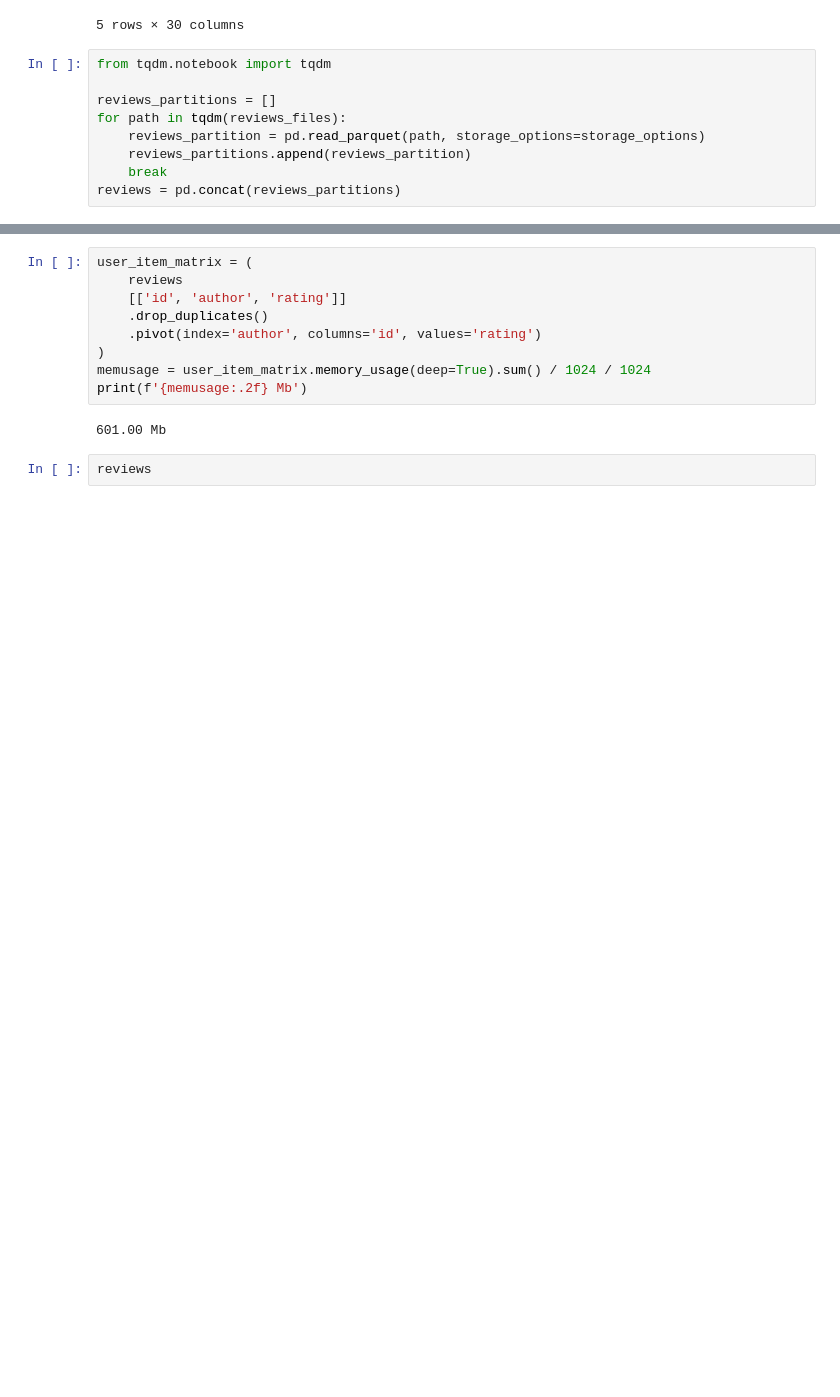
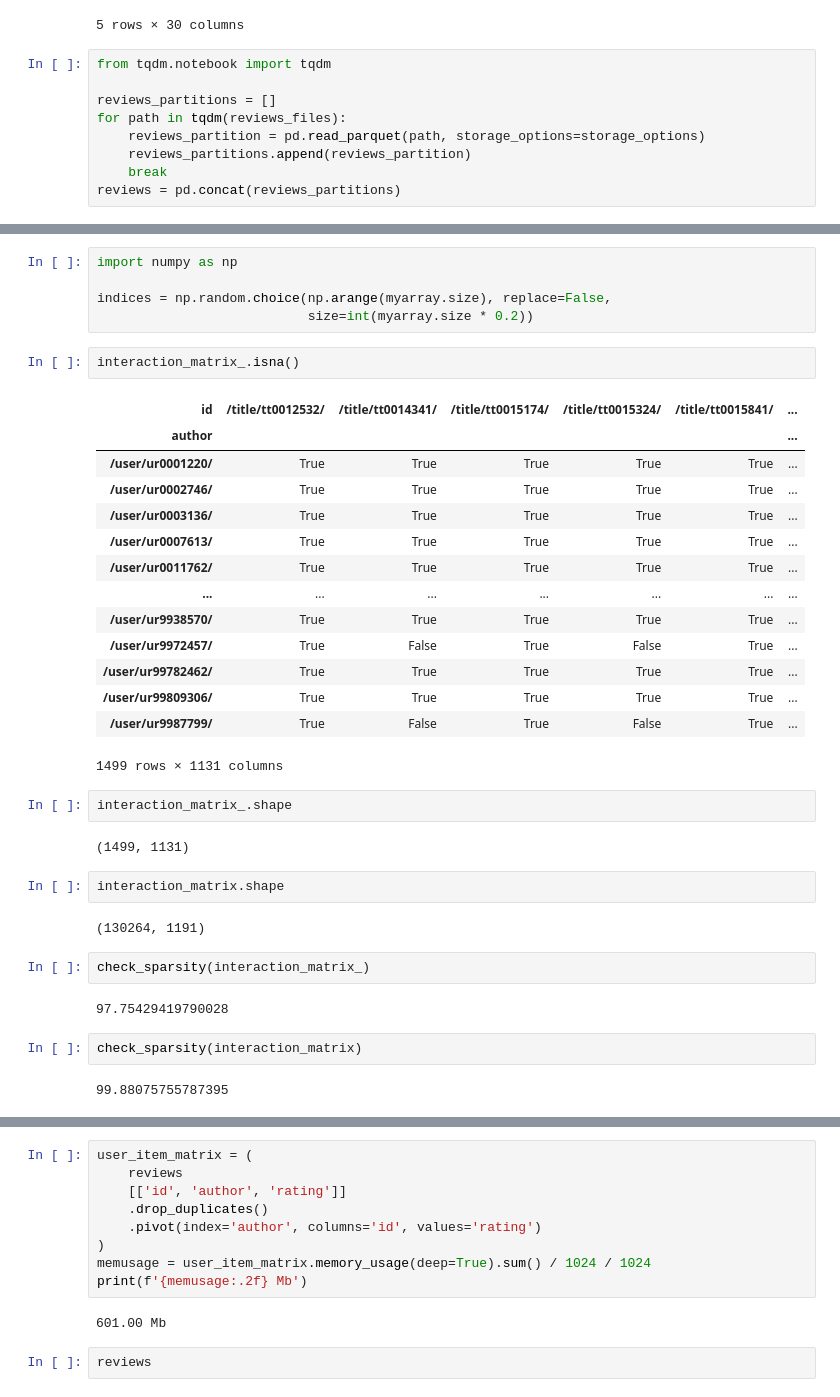
Before and after one commit to ilyamil/movie_recommender_system, a Jupyter notebook: notebooks/modeling.ipynb, the cells around one changed output, grey strips where cells are left out. Drawn from its saved outputs; the diff is of its cells as text; blank space fills up the shorter version.

```diff
--- a/notebooks/modeling.ipynb
+++ b/notebooks/modeling.ipynb
@@ -54,0 +294,38 @@ reviews = pd.concat(reviews_partitions)
+# %%
+import numpy as np
+
+indices = np.random.choice(np.arange(myarray.size), replace=False,
+                           size=int(myarray.size * 0.2))
+# %%
+interaction_matrix_.isna()
+# %% [output]
+| id | /title/tt0012532/ | /title/tt0014341/ | /title/tt0015174/ | /title/tt0015324/ | /title/tt0015841/ | ... |
+| author |  |  |  |  |  | ... |
+| /user/ur0001220/ | True | True | True | True | True | ... |
+| /user/ur0002746/ | True | True | True | True | True | ... |
+| /user/ur0003136/ | True | True | True | True | True | ... |
+| /user/ur0007613/ | True | True | True | True | True | ... |
+| /user/ur0011762/ | True | True | True | True | True | ... |
+| ... | ... | ... | ... | ... | ... | ... |
+| /user/ur9938570/ | True | True | True | True | True | ... |
+| /user/ur9972457/ | True | False | True | False | True | ... |
+| /user/ur99782462/ | True | True | True | True | True | ... |
+| /user/ur99809306/ | True | True | True | True | True | ... |
+| /user/ur9987799/ | True | False | True | False | True | ... |
+1499 rows × 1131 columns
+# %%
+interaction_matrix_.shape
+# %% [output]
+(1499, 1131)
+# %%
+interaction_matrix.shape
+# %% [output]
+(130264, 1191)
+# %%
+check_sparsity(interaction_matrix_)
+# %% [output]
+97.75429419790028
+# %%
+check_sparsity(interaction_matrix)
+# %% [output]
+99.88075755787395
```
Also changed, not shown: parts of 62 cells of this notebook, 3 other files.
